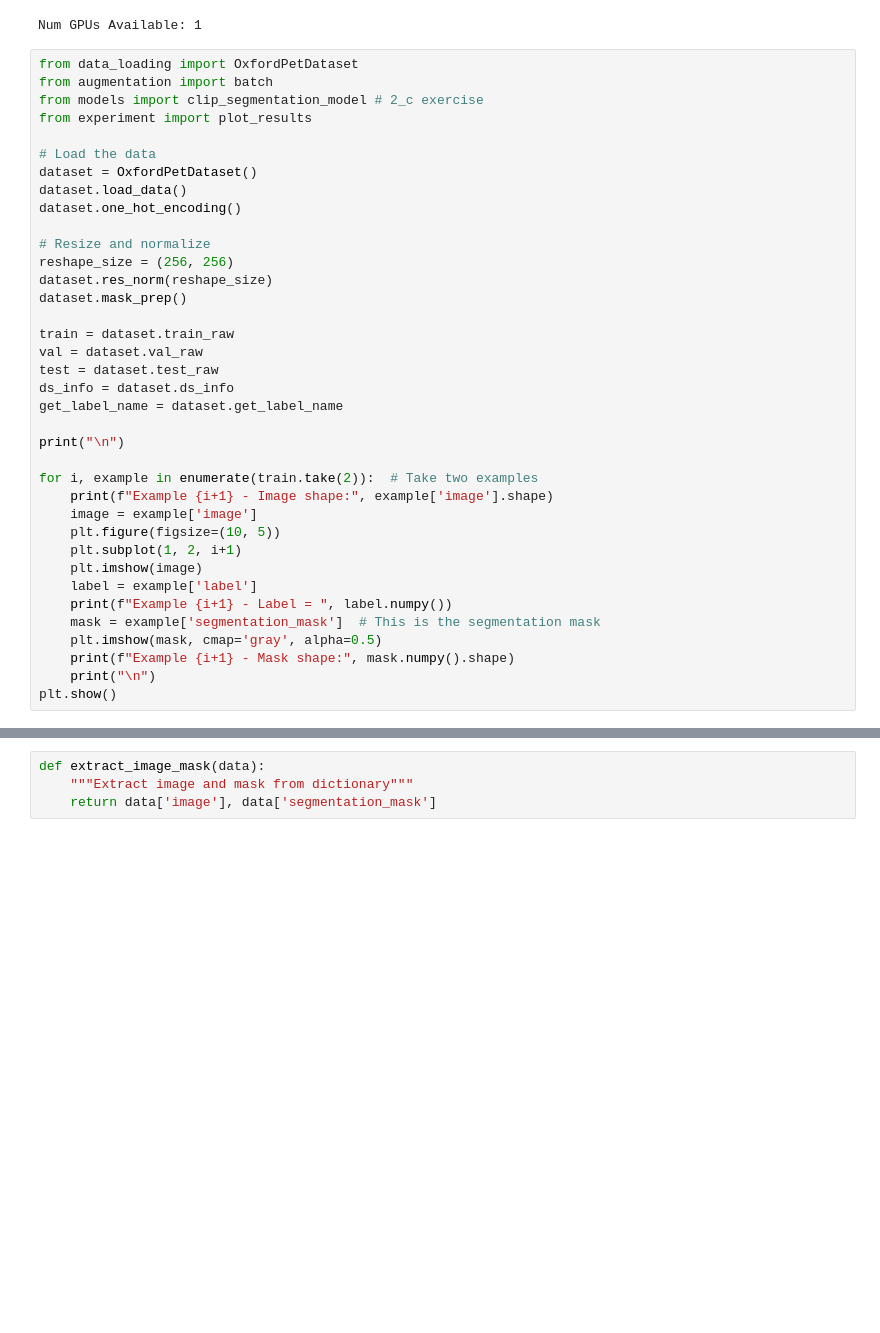
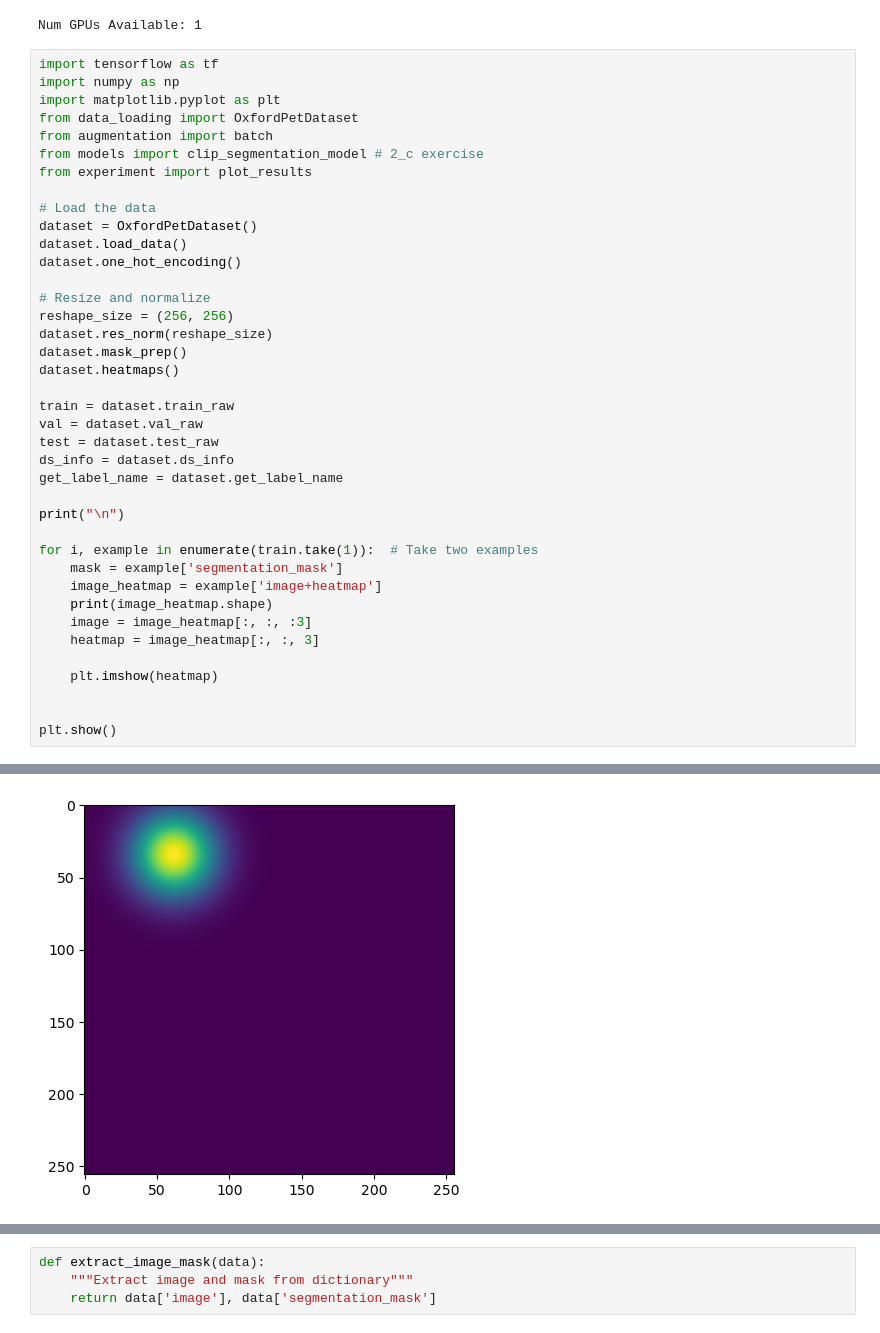
Before and after one commit to vidiasgiannis/CV_Segmentation_Mask_Modelling, a Jupyter notebook: src/test.ipynb, the cells around one changed output, grey strips where cells are left out. Cells and saved outputs as stored; diff of their text form; blank space fills up the shorter version.

```diff
--- a/src/test.ipynb
+++ b/src/test.ipynb
@@ -7,6 +3,9 @@ print("Num GPUs Available:", len(tf.config.list_physical_devices('GPU')))
 # %% [output]
 Num GPUs Available: 1
 # %%
+import tensorflow as tf
+import numpy as np
+import matplotlib.pyplot as plt
 from data_loading import OxfordPetDataset
 from augmentation import batch
 from models import clip_segmentation_model # 2_c exercise
@@ -21,6 +20,7 @@ dataset.one_hot_encoding()
 reshape_size = (256, 256)
 dataset.res_norm(reshape_size)
 dataset.mask_prep()
+dataset.heatmaps()
 
 train = dataset.train_raw
 val = dataset.val_raw
@@ -30,16 +30,15 @@ get_label_name = dataset.get_label_name
 
 print("\n")
 
-for i, example in enumerate(train.take(2)):  # Take two examples
-    print(f"Example {i+1} - Image shape:", example['image'].shape)
-    image = example['image']
-    plt.figure(figsize=(10, 5))
-    plt.subplot(1, 2, i+1)
-    plt.imshow(image)
-    label = example['label']
-    print(f"Example {i+1} - Label = ", label.numpy())
-    mask = example['segmentation_mask']  # This is the segmentation mask
-    plt.imshow(mask, cmap='gray', alpha=0.5)
-    print(f"Example {i+1} - Mask shape:", mask.numpy().shape)
-    print("\n")
+for i, example in enumerate(train.take(1)):  # Take two examples
+    mask = example['segmentation_mask']
+    image_heatmap = example['image+heatmap']
+    print(image_heatmap.shape)
+    image = image_heatmap[:, :, :3]
+    heatmap = image_heatmap[:, :, 3]
+
+    plt.imshow(heatmap)
+
+
 plt.show()
+# %% [output]
@@ -45,0 +52 @@ plt.show()
+[figure, added]
```
Also changed, not shown: parts of 4 cells of this notebook, 5 other files.
